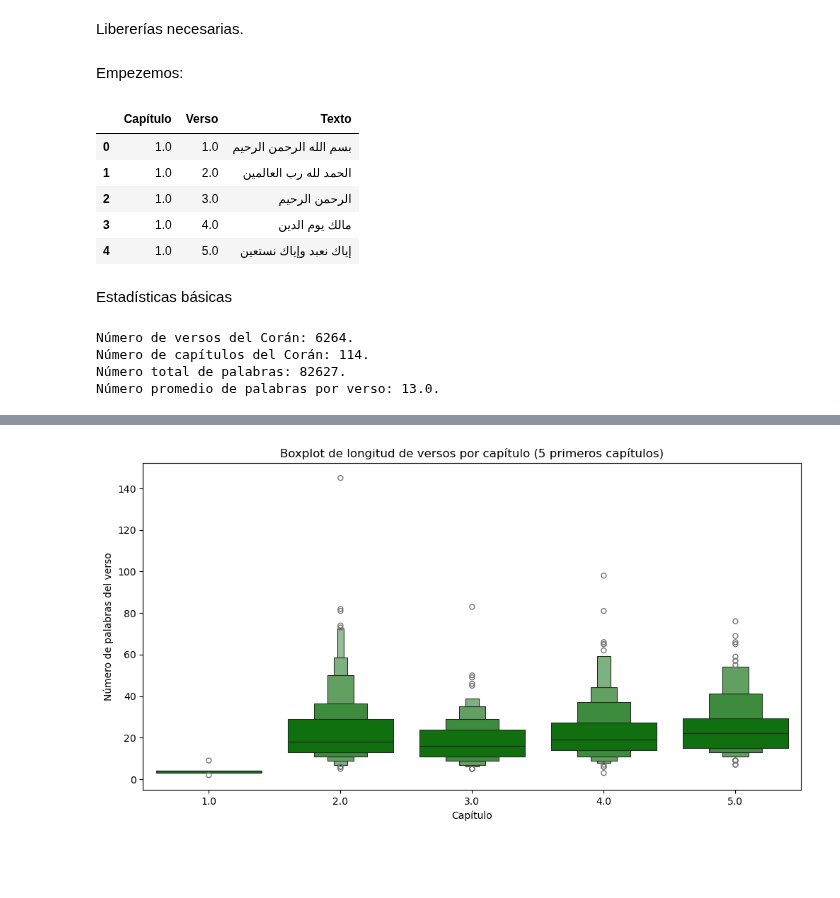
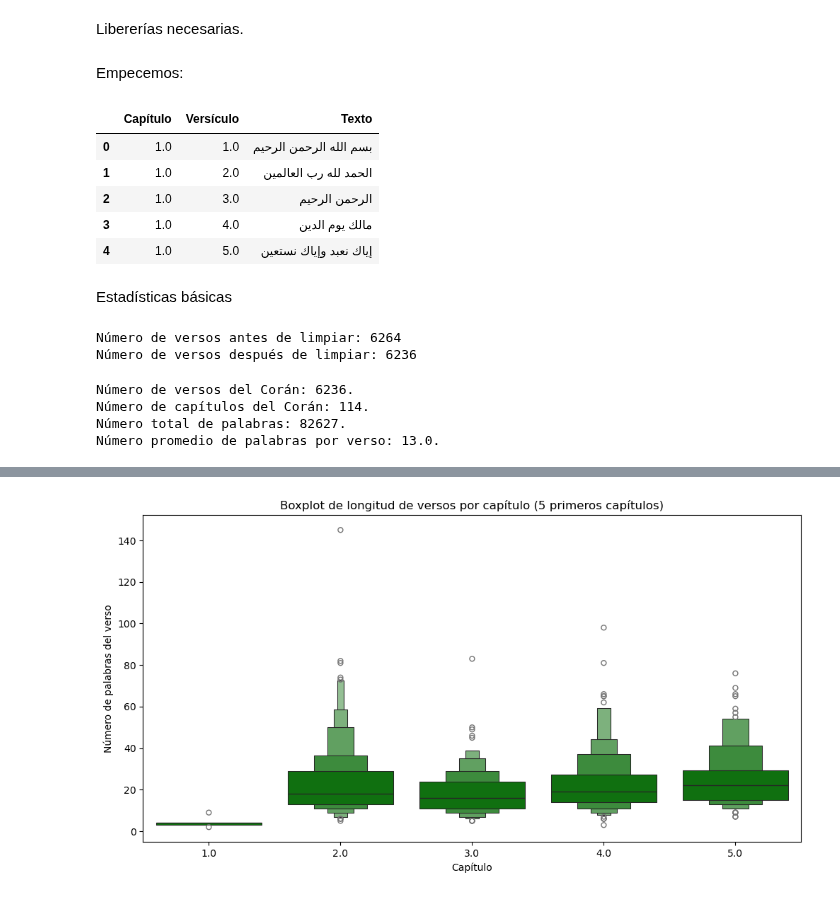
Before and after one commit to UnaiOlaiz/NLP-Group-Project, a Jupyter notebook: src/E1 - Análisis de los Datos.ipynb, the cells around one changed output, grey strips where cells are left out. Drawn from its saved outputs; the diff is of its cells as text; code cells hidden in the pictures; blank space fills up the shorter version.

```diff
--- a/src/E1 - Análisis de los Datos.ipynb
+++ b/src/E1 - Análisis de los Datos.ipynb
@@ -15,15 +16,15 @@ import string
 # %% [markdown]
-Empezemos:
+Empecemos:
 # %%
-ar_q = pd.read_csv("/home/unai-olaizola-osa/Documents/NLP-Group-Project/NLP-Group-Project/data/raw_data/arab_quran.txt",
+ar_q = pd.read_csv("../data/raw_data/arab_quran.txt",
                     sep="|",
-                    names=["Capítulo", "Verso", "Texto"],
+                    names=["Capítulo", "Versículo", "Texto"],
                     engine="python",
                     header=None)
 ar_q["Capítulo"] = pd.to_numeric(ar_q["Capítulo"], errors="coerce")
 ar_q.head()
 # %% [output]
-|  | Capítulo | Verso | Texto |
+|  | Capítulo | Versículo | Texto |
 | 0 | 1.0 | 1.0 | بسم الله الرحمن الرحيم |
 | 1 | 1.0 | 2.0 | الحمد لله رب العالمين |
 | 2 | 1.0 | 3.0 | الرحمن الرحيم |
@@ -31,8 +32,21 @@ ar_q.head()
 | 4 | 1.0 | 5.0 | إياك نعبد وإياك نستعين |
 # %% [markdown]
 Estadísticas básicas
+# %%
+# Simplemente para ver el número de versos sin tener que eliminar los derechos de autor del dataset original
+n_versos = len(ar_q["Texto"])
+print(f"Número de versos antes de limpiar: {n_versos}")
+
+
+ar_q = ar_q.dropna(subset=['Texto'])
+ar_q = ar_q[ar_q['Texto'].str.strip() != '']
+
+n_versos = len(ar_q["Texto"])
+print(f"Número de versos después de limpiar: {n_versos}")
+# %% [output]
+Número de versos antes de limpiar: 6264
+Número de versos después de limpiar: 6236
 # %%
-n_versos = len(ar_q)
 n_capitulos = ar_q["Capítulo"].nunique()
 
 print(f"Número de versos del Corán: {n_versos}.")
@@ -46,7 +60,7 @@ promedio_palabras = ar_q["Número de palabras del verso"].mean()
 print(f"Número total de palabras: {n_palabras}.")
 print(f"Número promedio de palabras por verso: {round(promedio_palabras, 0)}.")
 # %% [output]
-Número de versos del Corán: 6264.
+Número de versos del Corán: 6236.
 Número de capítulos del Corán: 114.
 Número total de palabras: 82627.
 Número promedio de palabras por verso: 13.0.
```
Also changed, not shown: parts of 4 cells of this notebook, 4 other files.
